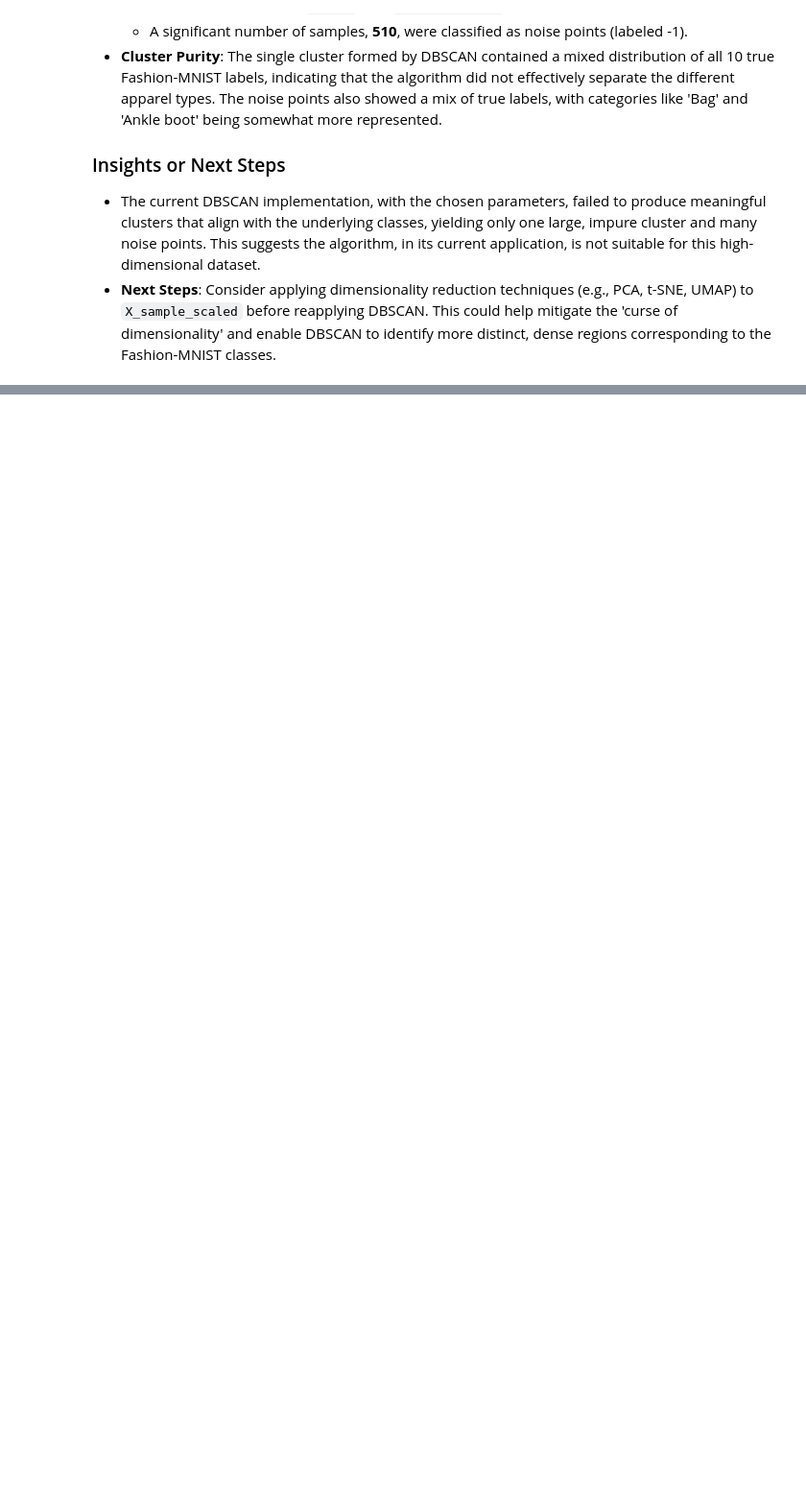
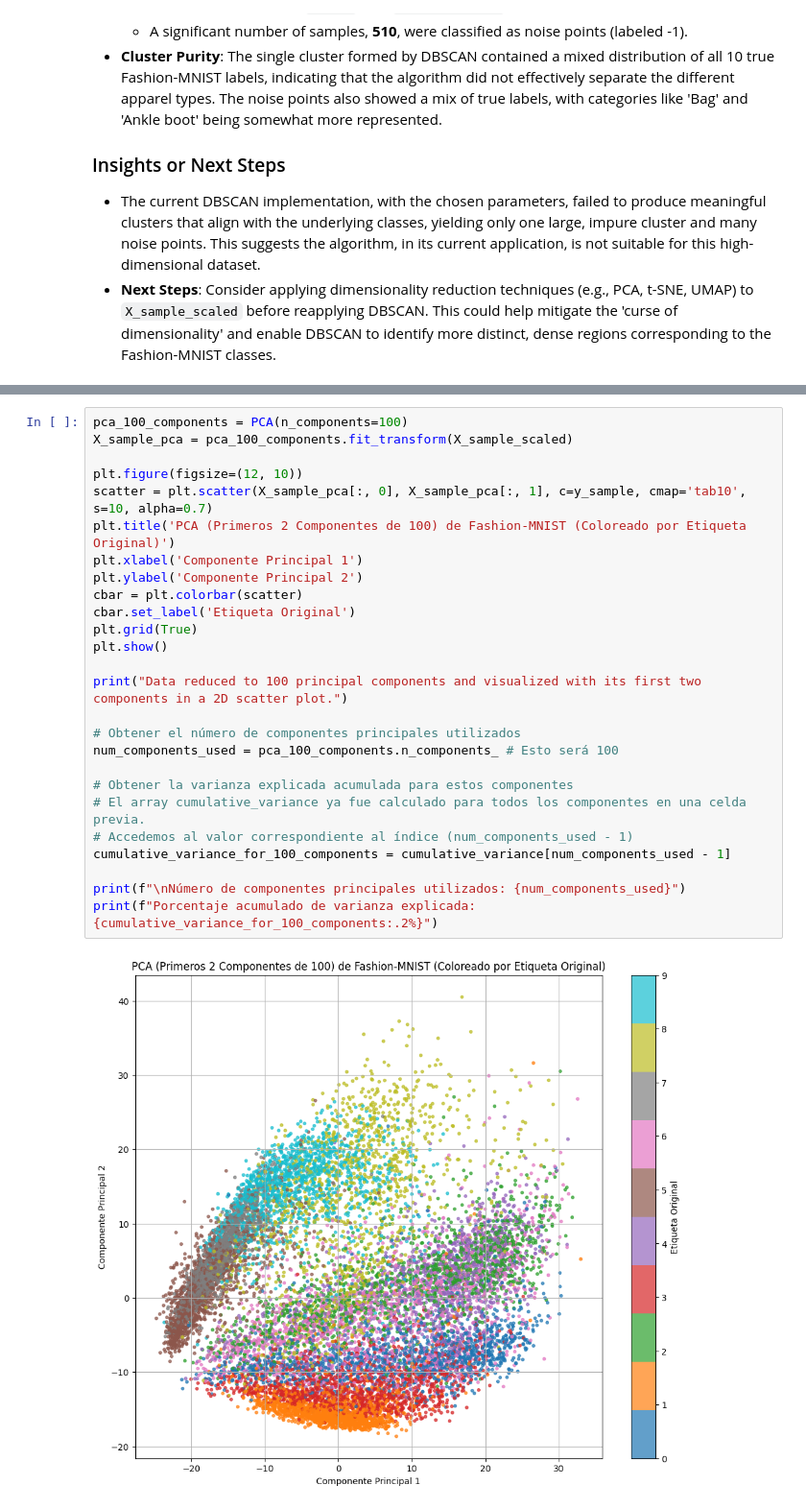
Before and after one commit to jumivega/Maestr-a-en-Inteligencia-Artificial-UEES, a Jupyter notebook: Notebooks/ModelosNoSupervisados/Grupo_3_Caso_Práctico_ModelosNoSupervisados_V11Nov (1).ipynb, the cells around one changed output, grey strips where cells are left out. Shown at 96% size. Cells and saved outputs as stored; diff of their text form; blank space fills up the shorter version.

```diff
--- a/Notebooks/ModelosNoSupervisados/Grupo_3_Caso_Práctico_ModelosNoSupervisados_V11Nov (1).ipynb
+++ b/Notebooks/ModelosNoSupervisados/Grupo_3_Caso_Práctico_ModelosNoSupervisados_V11Nov (1).ipynb
@@ -827,0 +876,28 @@ Calcular y visualizar las imágenes promedio para cada cluster de DBSCAN (excluy
+# %%
+pca_100_components = PCA(n_components=100)
+X_sample_pca = pca_100_components.fit_transform(X_sample_scaled)
+
+plt.figure(figsize=(12, 10))
+scatter = plt.scatter(X_sample_pca[:, 0], X_sample_pca[:, 1], c=y_sample, cmap='tab10', s=10, alpha=0.7)
+plt.title('PCA (Primeros 2 Componentes de 100) de Fashion-MNIST (Coloreado por Etiqueta Original)')
+plt.xlabel('Componente Principal 1')
+plt.ylabel('Componente Principal 2')
+cbar = plt.colorbar(scatter)
+cbar.set_label('Etiqueta Original')
+plt.grid(True)
+plt.show()
+
+print("Data reduced to 100 principal components and visualized with its first two components in a 2D scatter plot.")
+
+# Obtener el número de componentes principales utilizados
+num_components_used = pca_100_components.n_components_ # Esto será 100
+
+# Obtener la varianza explicada acumulada para estos componentes
+# El array cumulative_variance ya fue calculado para todos los componentes en una celda previa.
+# Accedemos al valor correspondiente al índice (num_components_used - 1)
+cumulative_variance_for_100_components = cumulative_variance[num_components_used - 1]
+
+print(f"\nNúmero de componentes principales utilizados: {num_components_used}")
+print(f"Porcentaje acumulado de varianza explicada: {cumulative_variance_for_100_components:.2%}")
+# %% [output]
+[figure, added]
```
Also changed, not shown: parts of 31 cells of this notebook.
